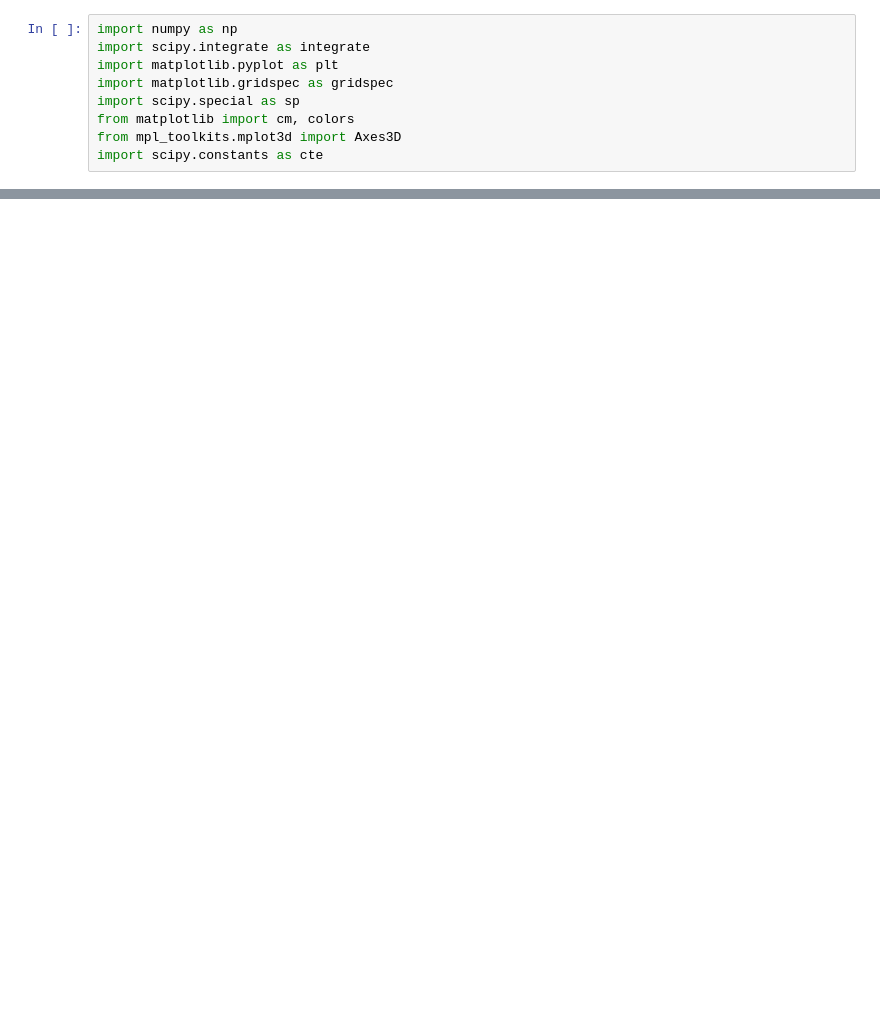
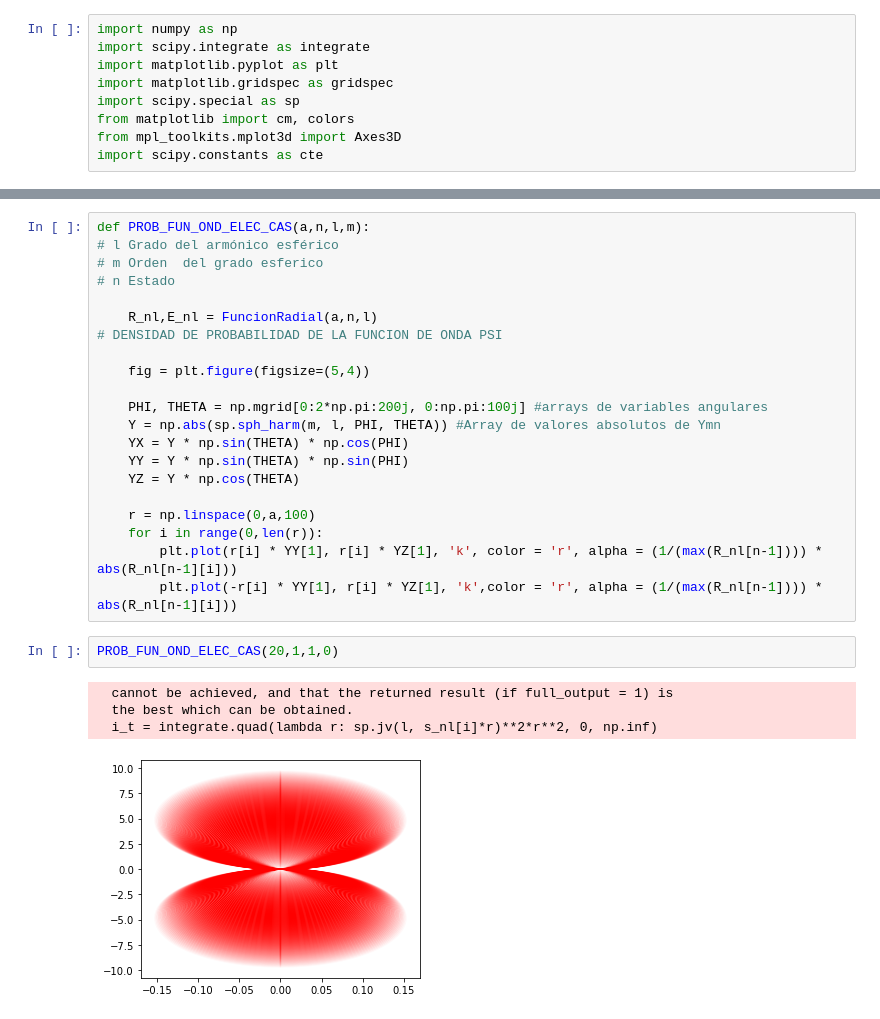
Before and after one commit to ColleaguePhy/Cuantica, a Jupyter notebook: Radial_Particula.ipynb, the cells around one changed output, grey strips where cells are left out. Cells and saved outputs as stored; diff of their text form; blank space fills up the shorter version.

```diff
--- a/Radial_Particula.ipynb
+++ b/Radial_Particula.ipynb
@@ -73,0 +193,28 @@ plt.plot(-np.flip(r),np.flip(R_nl[0]/np.max(R_nl[0])))
+# %%
+def PROB_FUN_OND_ELEC_CAS(a,n,l,m):
+# l Grado del armónico esférico
+# m Orden  del grado esferico
+# n Estado
+
+    R_nl,E_nl = FuncionRadial(a,n,l)
+# DENSIDAD DE PROBABILIDAD DE LA FUNCION DE ONDA PSI
+
+    fig = plt.figure(figsize=(5,4))
+
+    PHI, THETA = np.mgrid[0:2*np.pi:200j, 0:np.pi:100j] #arrays de variables angulares
+    Y = np.abs(sp.sph_harm(m, l, PHI, THETA)) #Array de valores absolutos de Ymn
+    YX = Y * np.sin(THETA) * np.cos(PHI)
+    YY = Y * np.sin(THETA) * np.sin(PHI)
+    YZ = Y * np.cos(THETA)
+
+    r = np.linspace(0,a,100)
+    for i in range(0,len(r)):
+        plt.plot(r[i] * YY[1], r[i] * YZ[1], 'k', color = 'r', alpha = (1/(max(R_nl[n-1]))) * abs(R_nl[n-1][i]))
+        plt.plot(-r[i] * YY[1], r[i] * YZ[1], 'k',color = 'r', alpha = (1/(max(R_nl[n-1]))) * abs(R_nl[n-1][i]))
+# %%
+PROB_FUN_OND_ELEC_CAS(20,1,1,0)
+# %% [output]
+  cannot be achieved, and that the returned result (if full_output = 1) is
+  the best which can be obtained.
+  i_t = integrate.quad(lambda r: sp.jv(l, s_nl[i]*r)**2*r**2, 0, np.inf)
+[figure, added]
```
Also changed, not shown: parts of 14 cells of this notebook.
